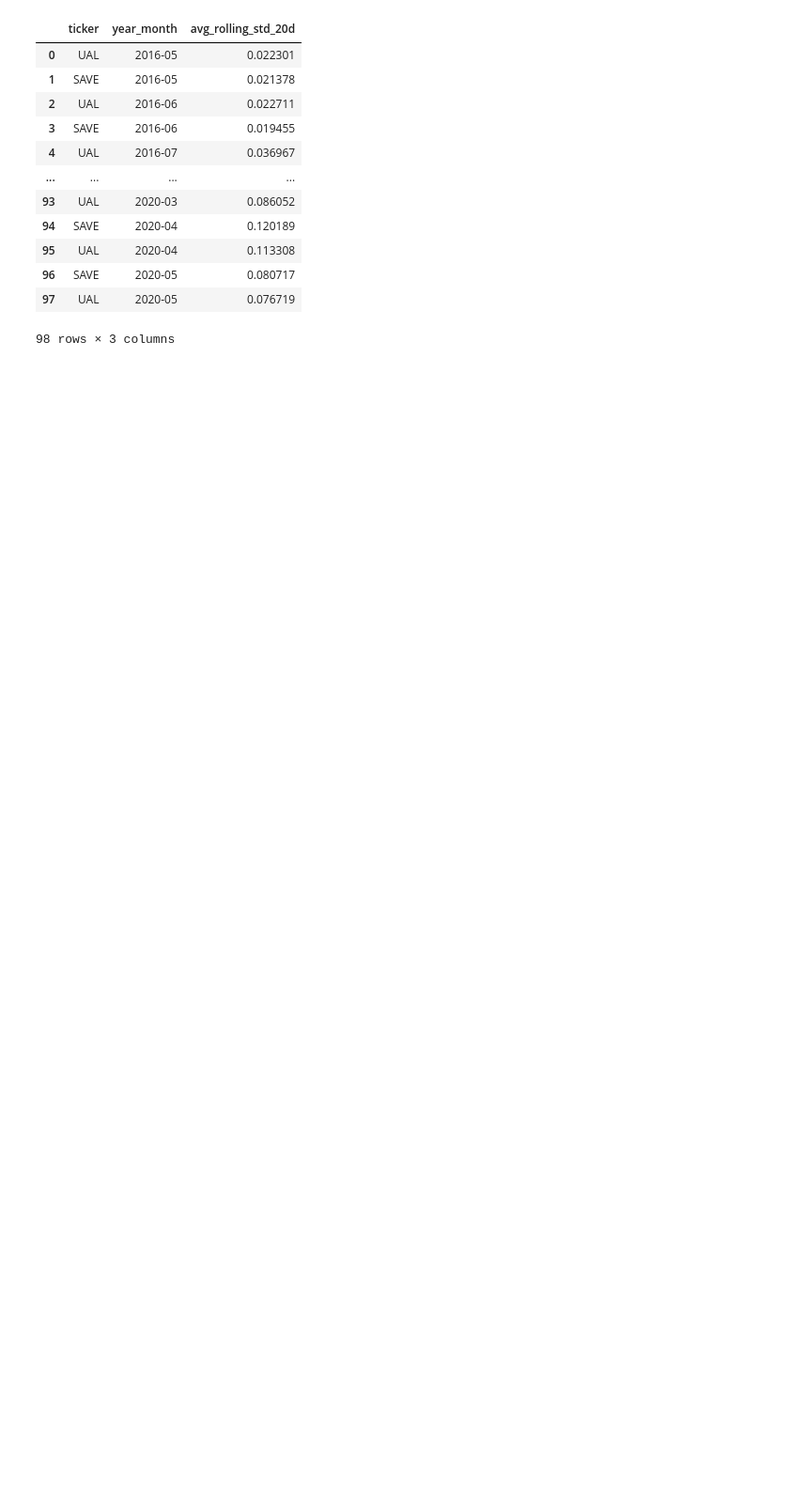
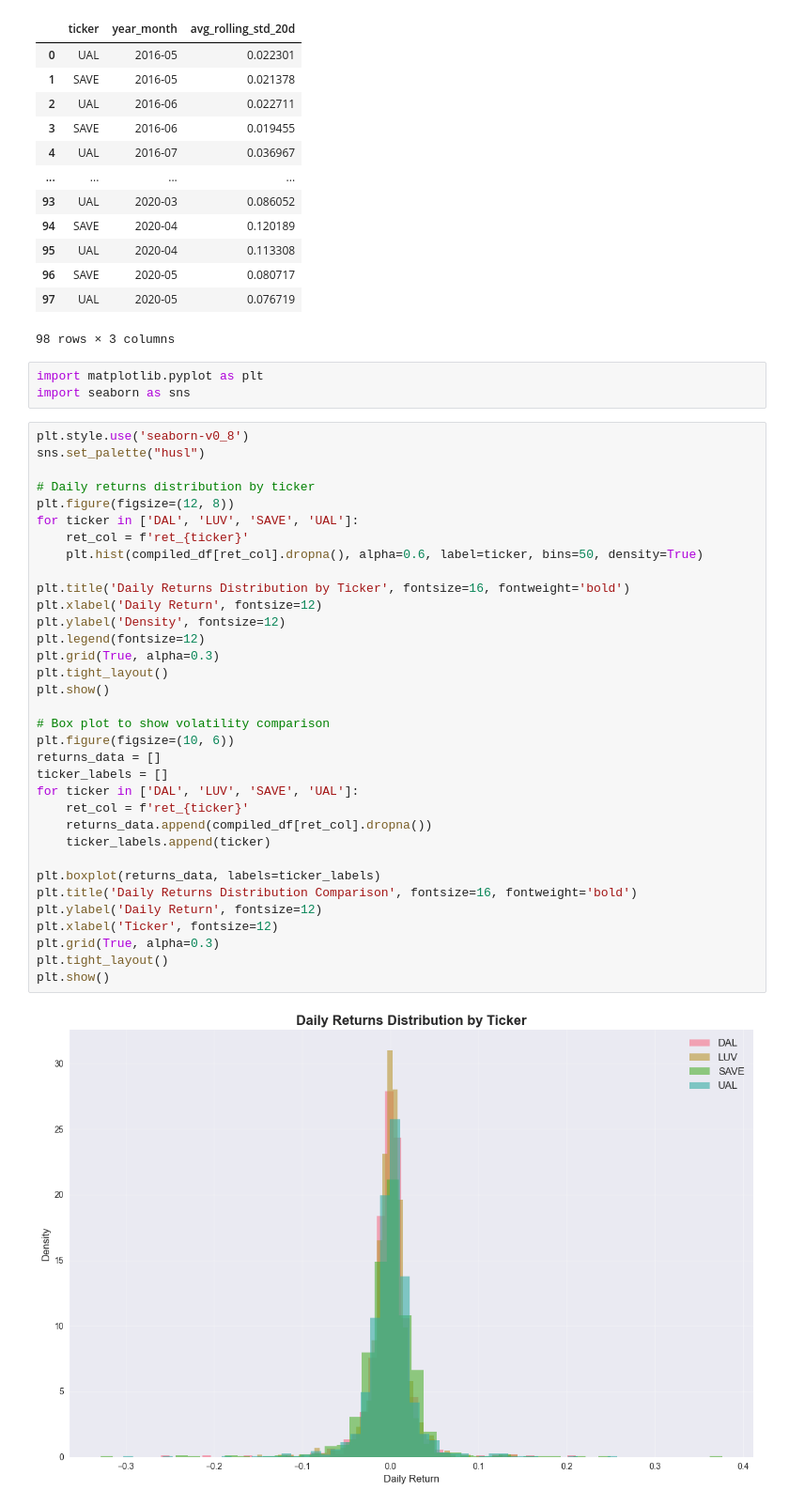
Before and after one commit to Medha-Subramaniyan/airlineStocks_dA, a Jupyter notebook: analysis.ipynb, the cells around one changed output. Shown: that part at 94% size. Cells and saved outputs as stored; diff of their text form; blank space fills up the shorter version.

Commit message:
visualizations created

```diff
--- a/analysis.ipynb
+++ b/analysis.ipynb
@@ -419,3 +419,42 @@ top_volatile_tickers
 | 96 | SAVE | 2020-05 | 0.080717 |
 | 97 | UAL | 2020-05 | 0.076719 |
 98 rows × 3 columns
+# %%
+import matplotlib.pyplot as plt
+import seaborn as sns
+# %%
+plt.style.use('seaborn-v0_8')
+sns.set_palette("husl")
+
+# Daily returns distribution by ticker
+plt.figure(figsize=(12, 8))
+for ticker in ['DAL', 'LUV', 'SAVE', 'UAL']:
+    ret_col = f'ret_{ticker}'
+    plt.hist(compiled_df[ret_col].dropna(), alpha=0.6, label=ticker, bins=50, density=True)
+
+plt.title('Daily Returns Distribution by Ticker', fontsize=16, fontweight='bold')
+plt.xlabel('Daily Return', fontsize=12)
+plt.ylabel('Density', fontsize=12)
+plt.legend(fontsize=12)
+plt.grid(True, alpha=0.3)
+plt.tight_layout()
+plt.show()
+
+# Box plot to show volatility comparison
+plt.figure(figsize=(10, 6))
+returns_data = []
+ticker_labels = []
+for ticker in ['DAL', 'LUV', 'SAVE', 'UAL']:
+    ret_col = f'ret_{ticker}'
+    returns_data.append(compiled_df[ret_col].dropna())
+    ticker_labels.append(ticker)
+
+plt.boxplot(returns_data, labels=ticker_labels)
+plt.title('Daily Returns Distribution Comparison', fontsize=16, fontweight='bold')
+plt.ylabel('Daily Return', fontsize=12)
+plt.xlabel('Ticker', fontsize=12)
+plt.grid(True, alpha=0.3)
+plt.tight_layout()
+plt.show()
+# %% [output]
+[figure, added]
```
Also changed, not shown: parts of 4 cells of this notebook.
